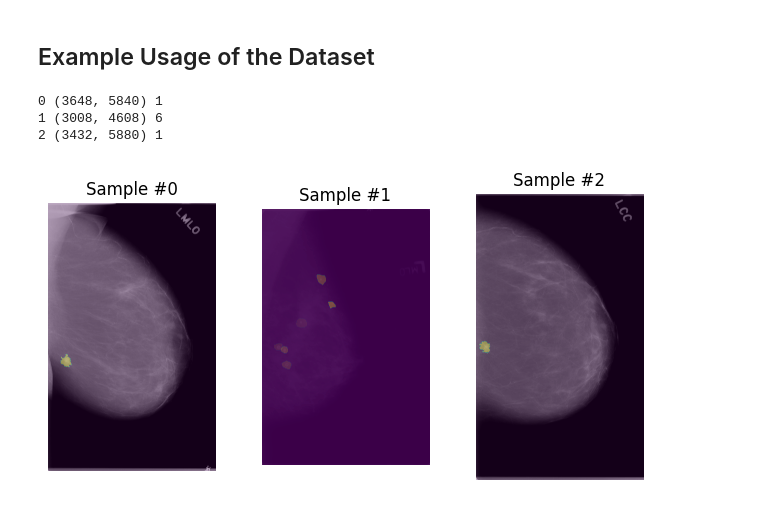
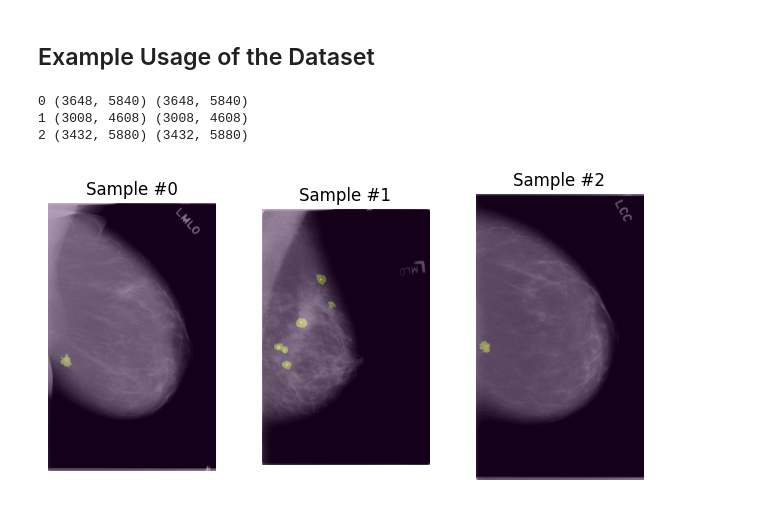
Before and after one commit to tmb2k01/mammo-vision, a Jupyter notebook: notebooks/data_preparation.ipynb, the cells around one changed output. Saved outputs shown, nothing was run; the diff lists cells and outputs as text; code cells hidden in the pictures.

```diff
--- a/notebooks/data_preparation.ipynb
+++ b/notebooks/data_preparation.ipynb
@@ -89,8 +89,7 @@ import matplotlib.pyplot as plt
 
 def show_masks(ax, image, masks):
     ax.imshow(image, cmap="gray")
-    for mask in masks:
-        ax.imshow(mask, alpha=0.3)
+    ax.imshow(masks, alpha=0.3)
 # %%
 from src.data_module import CbisDdsmDataset
 
@@ -98,23 +97,23 @@ dataset = CbisDdsmDataset("data/cbis-ddsm/train")
 # %%
 plt.figure()
 
-for i, sample in enumerate(dataset):
-    print(i, sample["image"].size, len(sample["masks"]))
+for i, (image, masks) in enumerate(dataset):
+    print(i, image.size, masks.size)
 
     ax = plt.subplot(1, 3, i + 1)
     plt.tight_layout()
     ax.set_title(f"Sample #{i}")
     ax.axis("off")
-    show_masks(ax, **sample)
+    show_masks(ax, image, masks)
 
     if i == 2:
         plt.show()
         break
 # %% [output]
-0 (3648, 5840) 1
-1 (3008, 4608) 6
-2 (3432, 5880) 1
+0 (3648, 5840) (3648, 5840)
+1 (3008, 4608) (3008, 4608)
+2 (3432, 5880) (3432, 5880)
-[figure, old version]
+[figure, new version]
 # %%
 import torchvision.transforms as transforms
 
```
Also changed, not shown: parts of 2 cells of this notebook, 1 other file.
